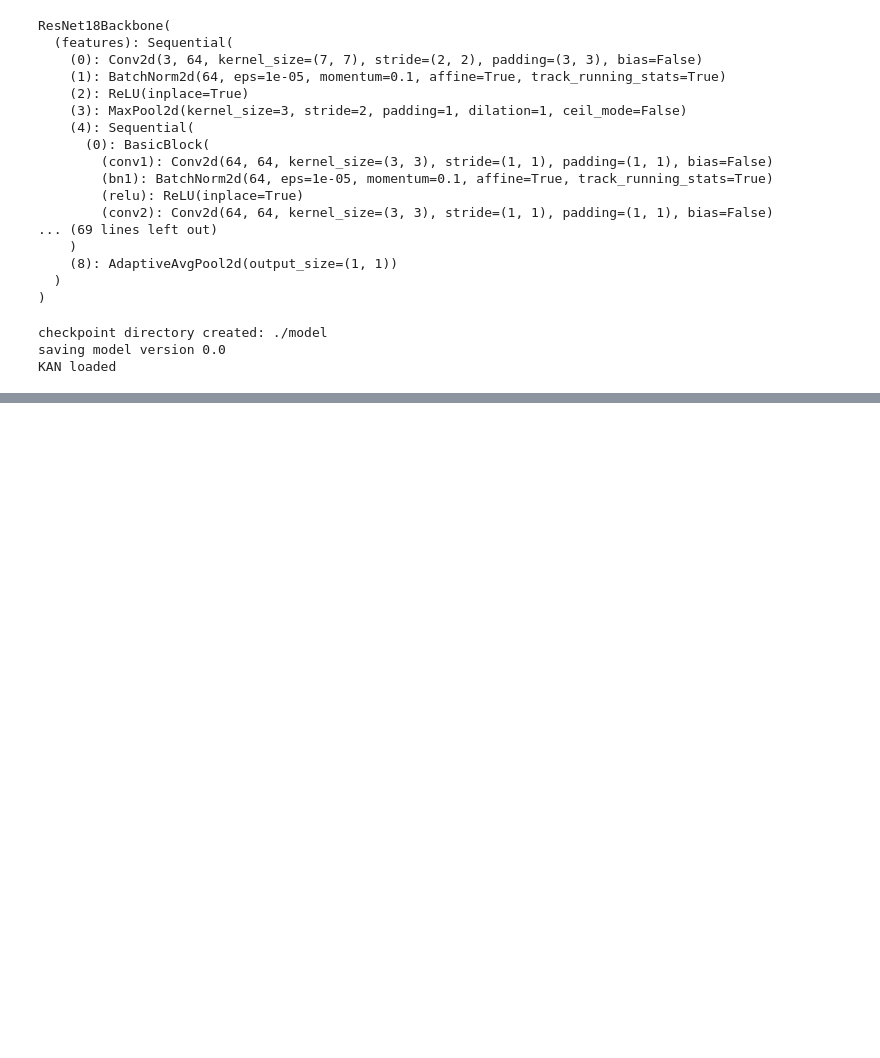
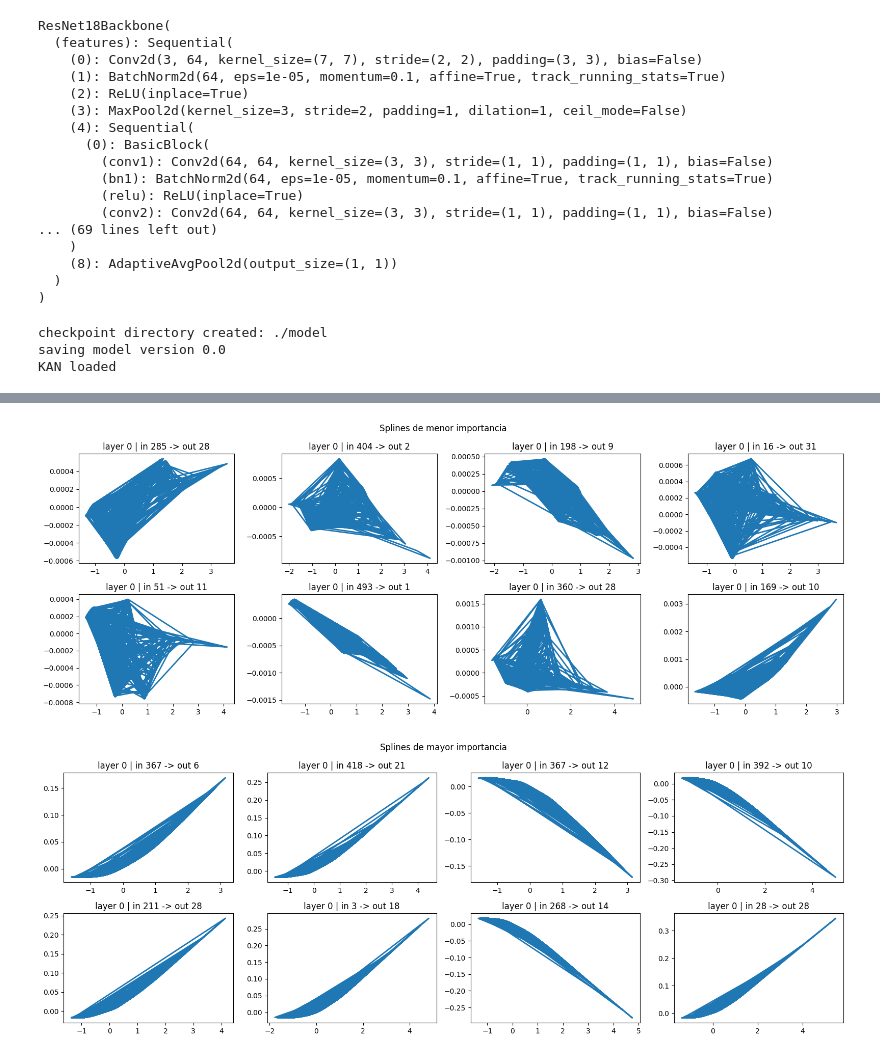
Before and after one commit to Santcarre/Pruebas-KAN, a Jupyter notebook: notebooks/06_resnet18_kan_interpretability.ipynb, the cells around one changed output, grey strips where cells are left out. Drawn from its saved outputs; the diff is of its cells as text; code cells hidden in the pictures; blank space fills up the shorter version.

```diff
--- a/notebooks/06_resnet18_kan_interpretability.ipynb
+++ b/notebooks/06_resnet18_kan_interpretability.ipynb
@@ -31,6 +31,17 @@ from sklearn.model_selection import train_test_split
 SEED = 42
 random.seed(SEED); np.random.seed(SEED); torch.manual_seed(SEED)
 DEVICE_BACKBONE = torch.device('cuda' if torch.cuda.is_available() else 'cpu')
-DEVICE_KAN = torch.device('cpu')
+# Para interpretabilidad con gradiente, KAN y backbone deben estar en el mismo device
+DEVICE_KAN = DEVICE_BACKBONE
 print('Backbone device:', DEVICE_BACKBONE, '| KAN device:', DEVICE_KAN)
+
+# Configuracion de interpretabilidad
+WARMUP_N = 256
+IMPORTANCE_N = 1024
+PLOT_N = 8
+PLOT_LAYER = 0
+IMPORTANCE_METRIC = 'abs_postact'  # 'abs_postact' | 'abs_postact_weighted'
+PRUNE_MODE = 'none'  # 'none' | 'threshold' | 'percentile'
+PRUNE_THRESHOLD = 0.001
+PRUNE_PERCENTILE = 20
 # %% [output]
@@ -40,7 +51,7 @@ ROOT = Path.cwd().resolve().parent if Path.cwd().name == 'notebooks' else Path.c
 TRAIN_CSV = ROOT / 'src/data/processed/manifest_train.csv'
 TEST_CSV = ROOT / 'src/data/processed/manifest_test.csv'
 TUNED_BACKBONE = ROOT / 'reports/models/resnet18_tuned_best.pt'
-KAN_HEAD_PATH = ROOT / 'reports/models/kan_head_embeddings.pt'
+KAN_HEAD_PATH = ROOT / 'reports/models/kan_head_tuned_feats.pt'
 
 train_df = pd.read_csv(TRAIN_CSV)
 test_df = pd.read_csv(TEST_CSV)
@@ -157,6 +168,10 @@ if hasattr(kan, "save_act"):
 
 kan.eval()
 print("KAN loaded")
+
+# Intentar guardar gradientes de activaciones si la libreria lo soporta
+if hasattr(kan, "save_act_grad"):
+    kan.save_act_grad = True
 # %% [output]
 checkpoint directory created: ./model
 saving model version 0.0
@@ -176,0 +266,26 @@ KAN output std: 1.4445221424102783
+# %%
+# Paso 5: plot de splines seleccionados (menor y mayor importancia)
+def plot_splines(edges, title, layer=0):
+    if getattr(kan, 'acts', None) is None or getattr(kan, 'spline_postacts', None) is None:
+        _ = kan_forward_cache(Xva_h, yva, n=WARMUP_N)
+    n = len(edges)
+    cols = min(4, n)
+    rows = (n + cols - 1) // cols
+    fig, axes = plt.subplots(rows, cols, figsize=(4*cols, 3*rows))
+    axes = np.array(axes).reshape(-1)
+    for ax, (o, i) in zip(axes, edges):
+        x = kan.acts[layer][:, i].detach().cpu().numpy()
+        y = kan.spline_postacts[layer][:, o, i].detach().cpu().numpy()
+        ax.plot(x, y, lw=2)
+        ax.set_title(f'layer {layer} | in {i} -> out {o}')
+    for ax in axes[len(edges):]:
+        ax.axis('off')
+    fig.suptitle(title)
+    plt.tight_layout()
+    plt.show()
+
+plot_splines(low_edges, 'Splines de menor importancia', layer=PLOT_LAYER)
+plot_splines(high_edges, 'Splines de mayor importancia', layer=PLOT_LAYER)
+# %% [output]
+[figure, added]
+[figure, added]
```
Also changed, not shown: parts of 7 cells of this notebook, 7 other files.
